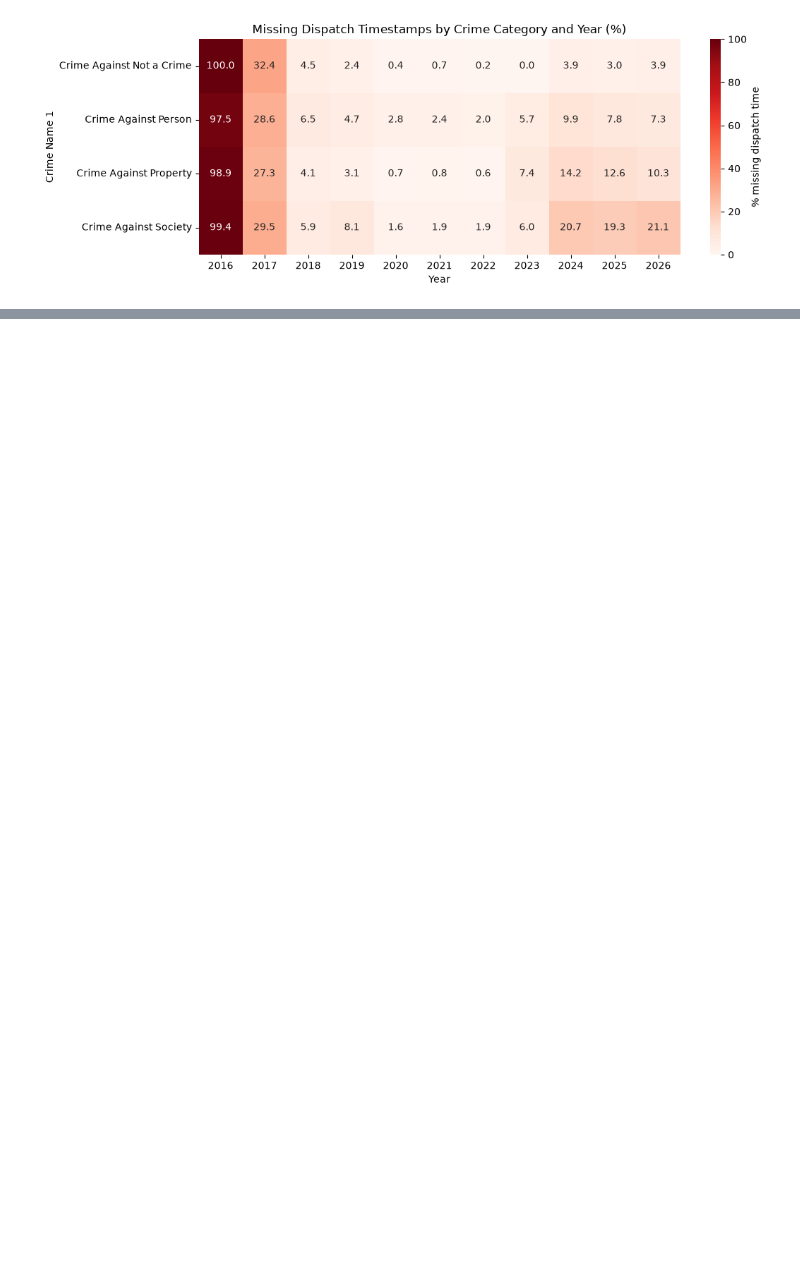
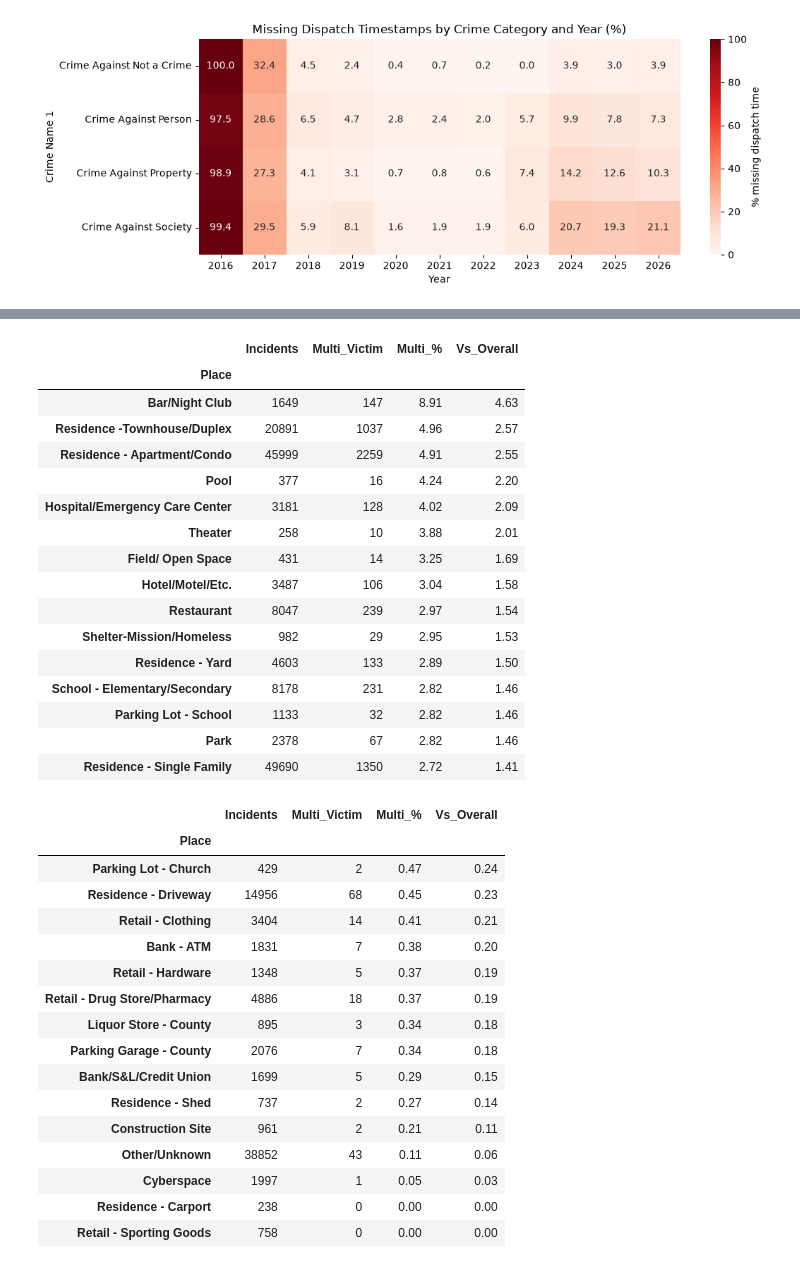
Before and after one commit to ArunaMahaGamage/MSC-AI-CW1, a Jupyter notebook: CW1.ipynb, the cells around one changed output, grey strips where cells are left out. Cells and saved outputs as stored; diff of their text form; code cells hidden in the pictures; blank space fills up the shorter version.

```diff
--- a/CW1.ipynb
+++ b/CW1.ipynb
@@ -1132,0 +1119,14 @@ plt.show()
+# %%
+incidentclean = (
+    df.drop_duplicates(subset=["Incident ID", "Offense Code"])
+      .query("`Start Date/Time` >= '2016-07-01' and `Start Date/Time` <= '2026-09-10 23:59:59'")
+      .groupby("Incident ID")
+      .agg(Victims=("Victims", "max"),
+           Place=("Place", "first"),
+           Crime_Cat=("Crime Name 1", "first"))
+      .reset_index()
+)
+incidentclean["Multi_Victim"] = incidentclean["Victims"] > 1
+
+print(incidentclean["Victims"].value_counts().sort_index())
+print(f"Overall multi-victim proportion: {incidentclean['Multi_Victim'].mean()*100:.2f}%")
@@ -1132,0 +1147,45 @@ plt.show()
+# %%
+overallmv = incidentclean["Multi_Victim"].mean() * 100
+
+place_tbl = incidentclean.groupby("Place")["Multi_Victim"].agg(Incidents="size", Multi_Victim="sum")
+place_tbl["Multi_%"] = (place_tbl["Multi_Victim"] / place_tbl["Incidents"] * 100).round(2)
+place_tbl["Vs_Overall"] = (place_tbl["Multi_%"] / overallmv).round(2)
+place_tbl = place_tbl[place_tbl["Incidents"] >= 200].sort_values("Multi_%", ascending=False)
+
+display(place_tbl.head(15))
+display(place_tbl.tail(15))
+# %% [output]
+|  | Incidents | Multi_Victim | Multi_% | Vs_Overall |
+| Place |  |  |  |  |
+| Bar/Night Club | 1649 | 147 | 8.91 | 4.63 |
+| Residence -Townhouse/Duplex | 20891 | 1037 | 4.96 | 2.57 |
+| Residence - Apartment/Condo | 45999 | 2259 | 4.91 | 2.55 |
+| Pool | 377 | 16 | 4.24 | 2.20 |
+| Hospital/Emergency Care Center | 3181 | 128 | 4.02 | 2.09 |
+| Theater | 258 | 10 | 3.88 | 2.01 |
+| Field/ Open Space | 431 | 14 | 3.25 | 1.69 |
+| Hotel/Motel/Etc. | 3487 | 106 | 3.04 | 1.58 |
+| Restaurant | 8047 | 239 | 2.97 | 1.54 |
+| Shelter-Mission/Homeless | 982 | 29 | 2.95 | 1.53 |
+| Residence - Yard | 4603 | 133 | 2.89 | 1.50 |
+| School - Elementary/Secondary | 8178 | 231 | 2.82 | 1.46 |
+| Parking Lot - School | 1133 | 32 | 2.82 | 1.46 |
+| Park | 2378 | 67 | 2.82 | 1.46 |
+| Residence - Single Family | 49690 | 1350 | 2.72 | 1.41 |
+|  | Incidents | Multi_Victim | Multi_% | Vs_Overall |
+| Place |  |  |  |  |
+| Parking Lot - Church | 429 | 2 | 0.47 | 0.24 |
+| Residence - Driveway | 14956 | 68 | 0.45 | 0.23 |
+| Retail - Clothing | 3404 | 14 | 0.41 | 0.21 |
+| Bank - ATM | 1831 | 7 | 0.38 | 0.20 |
+| Retail - Hardware | 1348 | 5 | 0.37 | 0.19 |
+| Retail - Drug Store/Pharmacy | 4886 | 18 | 0.37 | 0.19 |
+| Liquor Store - County | 895 | 3 | 0.34 | 0.18 |
+| Parking Garage - County | 2076 | 7 | 0.34 | 0.18 |
+| Bank/S&L/Credit Union | 1699 | 5 | 0.29 | 0.15 |
+| Residence - Shed | 737 | 2 | 0.27 | 0.14 |
+| Construction Site | 961 | 2 | 0.21 | 0.11 |
+| Other/Unknown | 38852 | 43 | 0.11 | 0.06 |
+| Cyberspace | 1997 | 1 | 0.05 | 0.03 |
+| Residence - Carport | 238 | 0 | 0.00 | 0.00 |
+| Retail - Sporting Goods | 758 | 0 | 0.00 | 0.00 |
```
Also changed, not shown: parts of 12 cells of this notebook, 1 other file.
